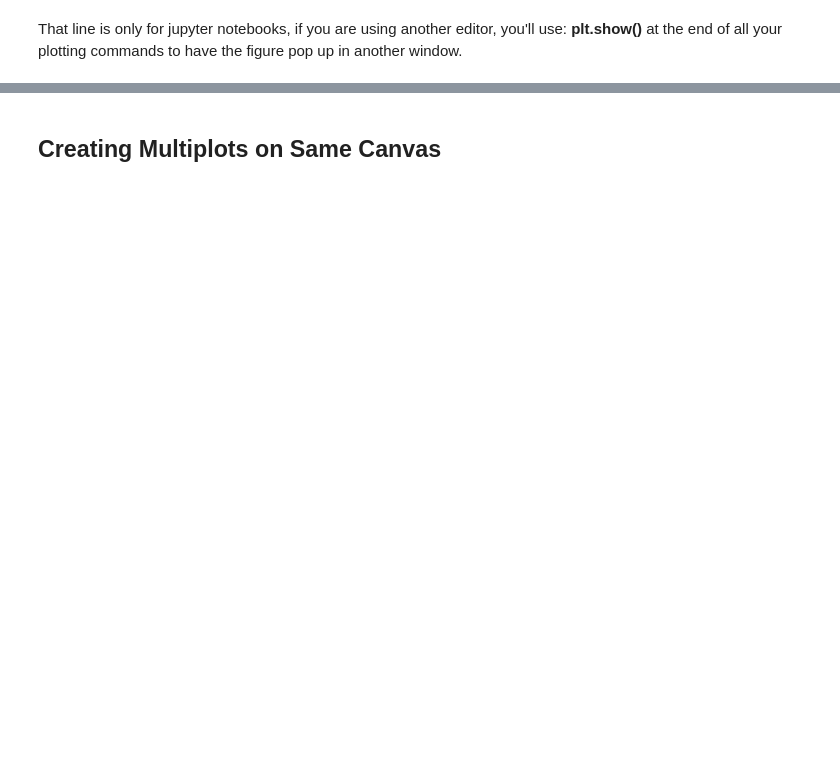
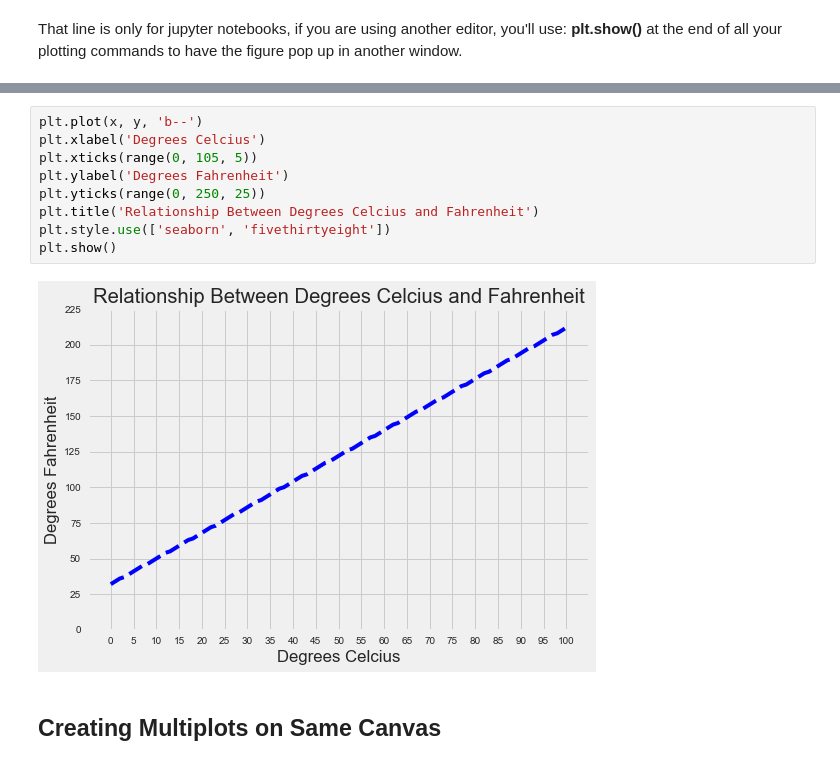
Before and after one commit to sourcery-ai-bot/library-python, a Jupyter notebook: data_science/matplotlib_concepts.ipynb, the cells around one changed output, grey strips where cells are left out. Drawn from its saved outputs; the diff is of its cells as text; blank space fills up the shorter version.

```diff
--- a/data_science/matplotlib_concepts.ipynb
+++ b/data_science/matplotlib_concepts.ipynb
@@ -51,3 +93,14 @@ plt.show()
+# %%
+plt.plot(x, y, 'b--')
+plt.xlabel('Degrees Celcius')
+plt.xticks(range(0, 105, 5))
+plt.ylabel('Degrees Fahrenheit')
+plt.yticks(range(0, 250, 25))
+plt.title('Relationship Between Degrees Celcius and Fahrenheit')
+plt.style.use(['seaborn', 'fivethirtyeight'])
+plt.show()
+# %% [output]
+[figure, added]
 # %% [markdown]
 ## Creating Multiplots on Same Canvas
 # %%
```
Also changed, not shown: parts of 18 cells of this notebook, 1 other file.
